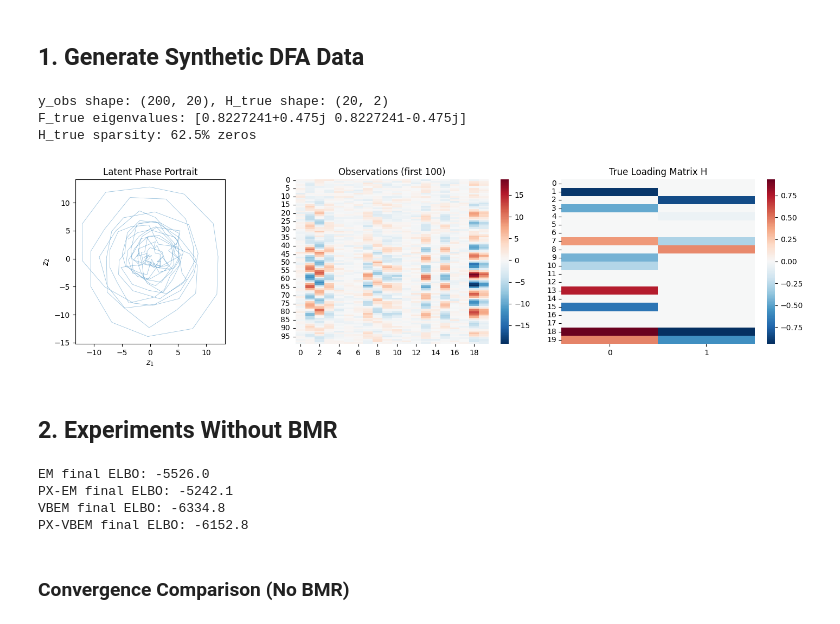
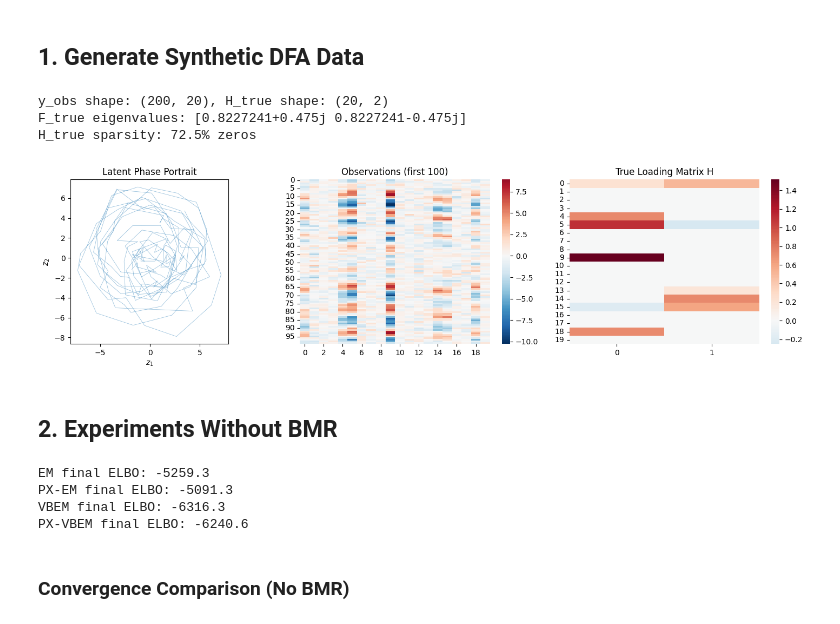
Before and after one commit to dimarkov/sppcax, a Jupyter notebook: examples/test_px_em_dfa.ipynb, the cells around one changed output. Cells and saved outputs as stored; diff of their text form; code cells hidden in the pictures.

```diff
--- a/examples/test_px_em_dfa.ipynb
+++ b/examples/test_px_em_dfa.ipynb
@@ -51,7 +51,7 @@ T = 200   # time steps
 D = 20    # features
 K = 2     # latent components
 
-key = jr.PRNGKey(42)
+key = jr.PRNGKey(137)
 
 # True dynamics: damped 2D rotation
 theta = jnp.pi / 6
@@ -78,72 +78,68 @@ z_true = jnp.zeros((T, K))
 y_obs = jnp.zeros((T, D))
 
 key, k1, k2 = jr.split(key, 3)
 z_curr = jr.multivariate_normal(k1, mu0_true, Sigma0_true)
 z_true = z_true.at[0].set(z_curr)
 y_obs = y_obs.at[0].set(jr.multivariate_normal(k2, H_true @ z_curr, R_true))
 
 for t in range(1, T):
     key, k1, k2 = jr.split(key, 3)
     z_curr = jr.multivariate_normal(k1, F_true @ z_curr, Q_true)
     z_true = z_true.at[t].set(z_curr)
     y_obs = y_obs.at[t].set(jr.multivariate_normal(k2, H_true @ z_curr, R_true))
 
 print(f"y_obs shape: {y_obs.shape}, H_true shape: {H_true.shape}")
 print(f"F_true eigenvalues: {jnp.linalg.eigvals(F_true)}")
 print(f"H_true sparsity: {jnp.isclose(H_true, 0.).mean():.1%} zeros")
 
 fig, axes = plt.subplots(1, 3, figsize=(15, 4))
 axes[0].plot(z_true[:, 0], z_true[:, 1], alpha=0.5, lw=0.5)
 axes[0].set_xlabel('$z_1$'); axes[0].set_ylabel('$z_2$')
 axes[0].set_title('Latent Phase Portrait')
 axes[0].set_aspect('equal')
 sns.heatmap(y_obs[:100], ax=axes[1], cmap='RdBu_r', center=0)
 axes[1].set_title('Observations (first 100)')
 sns.heatmap(H_true, ax=axes[2], cmap='RdBu_r', center=0)
 axes[2].set_title('True Loading Matrix H')
 plt.tight_layout()
 # %% [output]
 y_obs shape: (200, 20), H_true shape: (20, 2)
 F_true eigenvalues: [0.8227241+0.475j 0.8227241-0.475j]
-H_true sparsity: 62.5% zeros
+H_true sparsity: 72.5% zeros
-[figure, old version]
+[figure, new version]
 # %% [markdown]
 ## 2. Experiments Without BMR
 # %%
 NUM_ITERS = 20
 
 # --- Standard EM ---
-model = BDFA(2 * K, D,
-    has_ard=True, use_bmr=False, use_px=False
-)
+model = BDFA(2 * K, D, use_px=False)
 key, k1, k2 = jr.split(key, 3)
 params_init, props = model.initialize(k1)
 params_em, elbos_em = model.fit_em(params_init, props, y_obs, k2, num_iters=NUM_ITERS)
 print(f"EM final ELBO: {elbos_em[-1]:.1f}")
 
 # --- PX-EM ---
-model_px = BDFA(2 * K, D,
-    has_ard=True, use_bmr=False, use_px=True
-)
-key, k1, k2 = jr.split(key, 3)
+model_px = BDFA(2 * K, D, use_px=True)
 params_pxl, elbos_pxl = model_px.fit_em(params_init, props, y_obs, k2, num_iters=NUM_ITERS)
 print(f"PX-EM final ELBO: {elbos_pxl[-1]:.1f}")
 
 # --- Standard VBEM ---
+model = BDFA(2 * K, D, use_px=False)
 key, k1, k2 = jr.split(key, 3)
 params_vbem_init, props_vbem = model.initialize(k1, variational_bayes=True)
 params_vbem, elbos_vbem = model.fit_vbem(params_vbem_init, props_vbem, y_obs, k2, num_iters=NUM_ITERS)
 print(f"VBEM final ELBO: {elbos_vbem[-1]:.1f}")
 
 # --- PX-VBEM ---
-key, k1, k2 = jr.split(key, 3)
+model_px = BDFA(2 * K, D, use_px=True)
 params_pxl_vb, elbos_pxl_vb = model_px.fit_vbem(params_vbem_init, props_vbem, y_obs, k2, num_iters=NUM_ITERS)
 print(f"PX-VBEM final ELBO: {elbos_pxl_vb[-1]:.1f}")
 # %% [output]
-EM final ELBO: -5526.0
-PX-EM final ELBO: -5242.1
-VBEM final ELBO: -6334.8
-PX-VBEM final ELBO: -6152.8
+EM final ELBO: -5259.3
+PX-EM final ELBO: -5091.3
+VBEM final ELBO: -6316.3
+PX-VBEM final ELBO: -6240.6
 # %% [markdown]
 ### Convergence Comparison (No BMR)
 # %%
```
Also changed, not shown: parts of 6 cells of this notebook, 2 other files.
